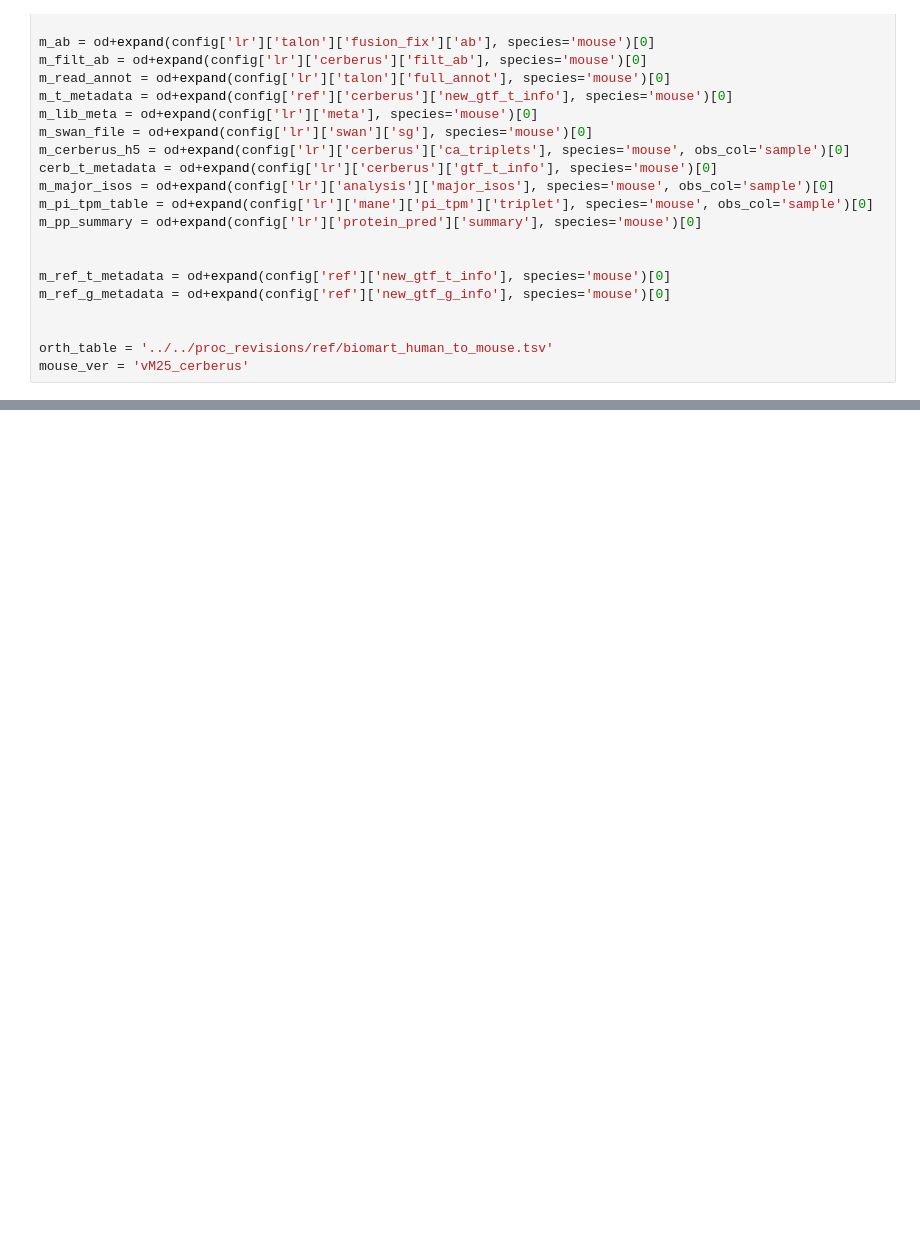
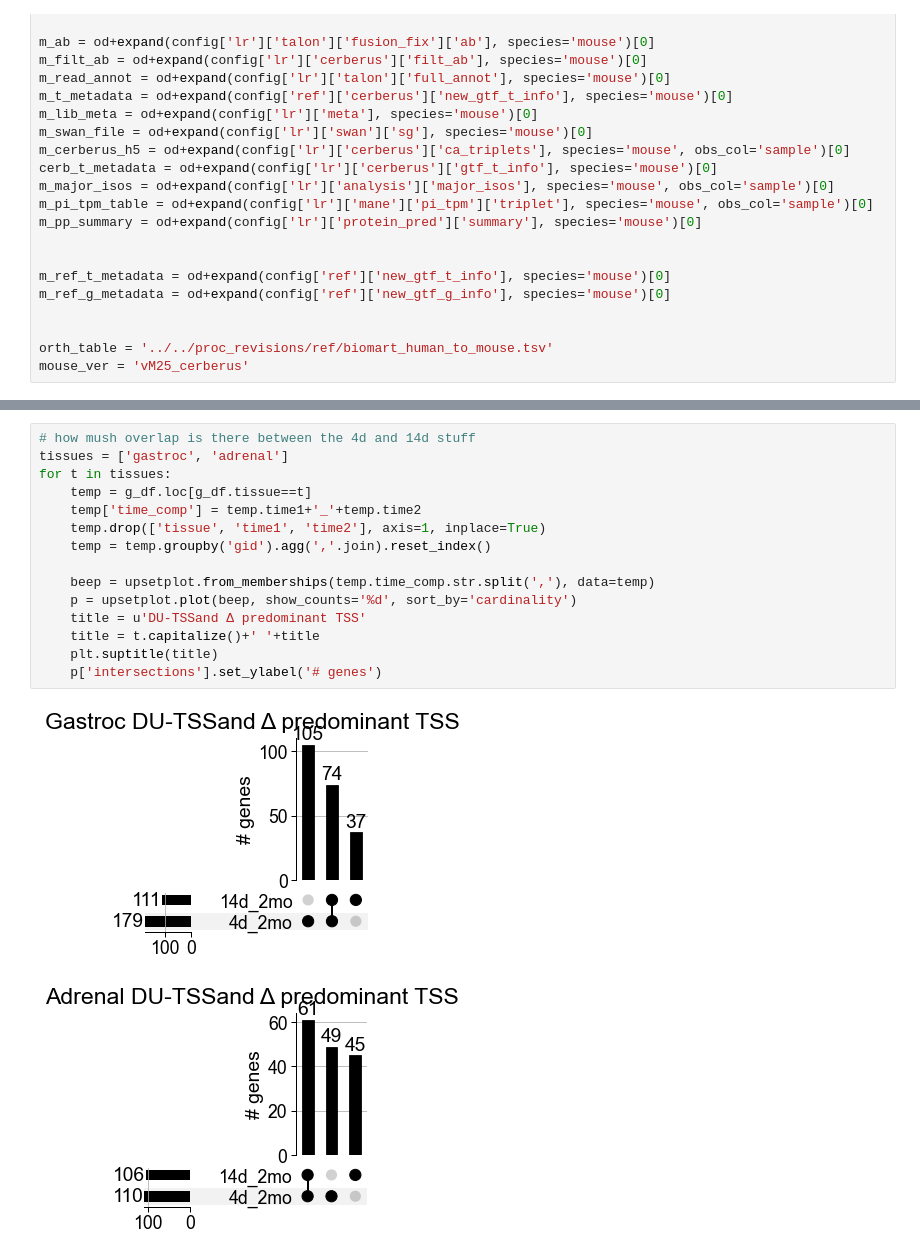
Before and after one commit to fairliereese/paper_rnawg, a Jupyter notebook: figures_revisions/flagship/mouse.ipynb, the cells around one changed output, grey strips where cells are left out. Saved outputs shown, nothing was run; the diff lists cells and outputs as text; blank space fills up the shorter version.

```diff
--- a/figures_revisions/flagship/mouse.ipynb
+++ b/figures_revisions/flagship/mouse.ipynb
@@ -68,0 +197,18 @@ mouse_ver = 'vM25_cerberus'
+# %%
+# how mush overlap is there between the 4d and 14d stuff
+tissues = ['gastroc', 'adrenal']
+for t in tissues:
+    temp = g_df.loc[g_df.tissue==t]
+    temp['time_comp'] = temp.time1+'_'+temp.time2
+    temp.drop(['tissue', 'time1', 'time2'], axis=1, inplace=True)
+    temp = temp.groupby('gid').agg(','.join).reset_index()
+
+    beep = upsetplot.from_memberships(temp.time_comp.str.split(','), data=temp)
+    p = upsetplot.plot(beep, show_counts='%d', sort_by='cardinality')
+    title = u'DU-TSSand Δ predominant TSS'
+    title = t.capitalize()+' '+title
+    plt.suptitle(title)
+    p['intersections'].set_ylabel('# genes')
+# %% [output]
+[figure, added]
+[figure, added]
```
Also changed, not shown: parts of 49 cells of this notebook, 10 other files.
